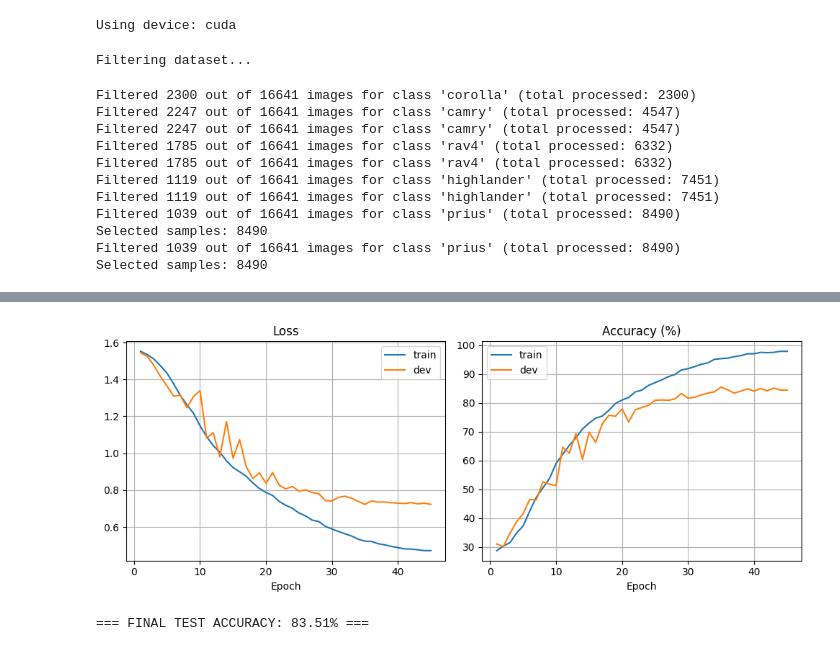
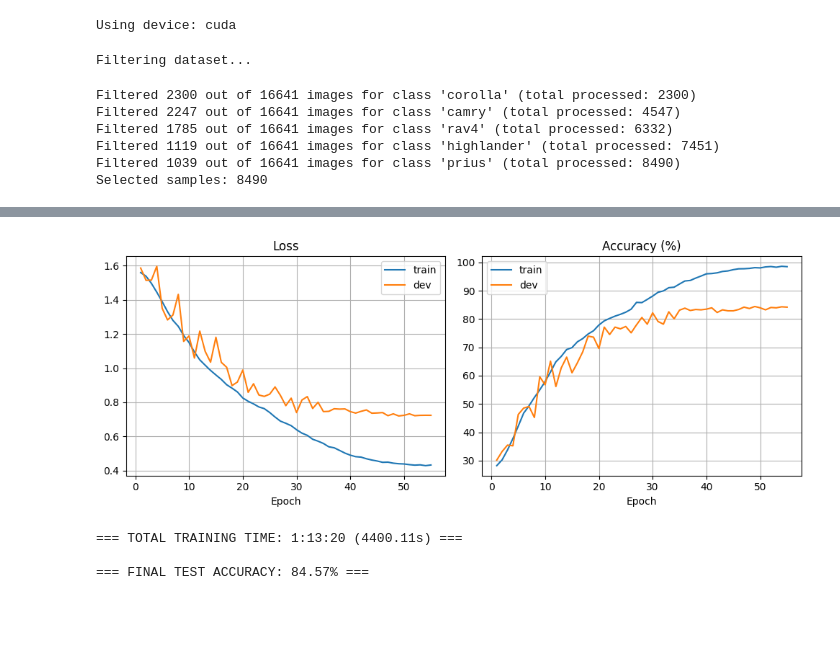
Before and after one commit to SkinnyDevi/toyota-cnn-classifier, a Jupyter notebook: practica_2_fsi.ipynb, the cells around one changed output, grey strips where cells are left out. Cells and saved outputs as stored; diff of their text form; code cells hidden in the pictures; blank space fills up the shorter version.

Commit message:
added timestamps and additional 32 block

```diff
--- a/practica_2_fsi.ipynb
+++ b/practica_2_fsi.ipynb
@@ -33,11 +35,12 @@ print(f"Using device: {DEVICE}")
 Using device: cuda
 # %%
 # -----------------------  PARAMETERS  ------------------------
-BATCH_SIZE       = 16   # batch size
+BATCH_SIZE       = 32   # batch size
 IMAGE_SIZE       = 224  # 224x224 images
 BASE_LR          = 1e-3 # base learning rate
-WARMPUP_EPOCHS   = 5    # number of warm-up epochs
-EPOCHS           = 50   # number of training epochs
+WARMPUP_EPOCHS   = 10    # number of warm-up epochs
+EPOCHS           = 55   # number of training epochs
+WIDTH_FACTOR     = 1.50    # width factor for model channels
 DATA_ROOT        = "./toyota_intact_dataset"
 SELECTED_CLASSES = ["corolla", "camry", "rav4", "highlander", "prius"]
 # --------------------------------------------------------------
@@ -47,7 +50,7 @@ train_transform = transforms.Compose([
     transforms.Resize((IMAGE_SIZE, IMAGE_SIZE)),  # redimensiona la imagen
     transforms.RandomHorizontalFlip(p=0.5),  # voltea horizontalmente con probabilidad 0.5
     transforms.RandomResizedCrop(IMAGE_SIZE, scale=(0.7, 1.0)),  # recorte y escalado aleatorio
-    # transforms.RandomRotation(degrees=10),  # rotación opcional
+    transforms.RandomRotation(degrees=10),  # rotación a la imagen aleatoria
     transforms.RandomCrop(IMAGE_SIZE, padding=4),  # recorta con padding aleatorio
     transforms.ColorJitter(brightness=0.2, contrast=0.2, saturation=0.2),  # altera color/contraste/tono
     transforms.ToTensor(),  # convierte PIL->Tensor y normaliza rango [0,1]
@@ -144,15 +147,10 @@ test_loader  = DataLoader(test_set,  batch_size=BATCH_SIZE, shuffle=False)  # lo
 Filtering dataset...
 Filtered 2300 out of 16641 images for class 'corolla' (total processed: 2300)
 Filtered 2247 out of 16641 images for class 'camry' (total processed: 4547)
-Filtered 2247 out of 16641 images for class 'camry' (total processed: 4547)
 Filtered 1785 out of 16641 images for class 'rav4' (total processed: 6332)
-Filtered 1785 out of 16641 images for class 'rav4' (total processed: 6332)
-Filtered 1119 out of 16641 images for class 'highlander' (total processed: 7451)
 Filtered 1119 out of 16641 images for class 'highlander' (total processed: 7451)
 Filtered 1039 out of 16641 images for class 'prius' (total processed: 8490)
 Selected samples: 8490
-Filtered 1039 out of 16641 images for class 'prius' (total processed: 8490)
-Selected samples: 8490
 # %%
 # --------------------------  MODEL  ---------------------------
 class ToyotaCNN_32x32(nn.Module):  # arquitectura pequeña para imágenes 32x32
@@ -246,10 +244,10 @@ class ResidualBlock(nn.Module):  # bloque con skip connections (no fully connect
         return self.relu(out)  # activación final y retorno
 
 class ToyotaCNN_224x224(nn.Module):  # arquitectura para imágenes 224x224
-    def __init__(self, n_classes=5, width_factor=0.75):
+    def __init__(self, n_classes=5, width_factor=WIDTH_FACTOR, no_custom_weight_init=False):
         super().__init__()
         wf = lambda c: max(8, int(c * width_factor))  # función para escalar canales
-        self.in_ch = wf(64)  # canales iniciales escalados
+        self.in_ch = wf(32)  # canales iniciales escalados
         self.stem = nn.Sequential(  # bloque inicial (stem)
             nn.Conv2d(3, self.in_ch, kernel_size=7, stride=2, padding=3, bias=False),  # conv 7x7
             nn.BatchNorm2d(self.in_ch),  # bn del stem
@@ -258,7 +256,8 @@ class ToyotaCNN_224x224(nn.Module):  # arquitectura para imágenes 224x224
         )
 
         stages = [  # definición de etapas: (out_channels, numero_de_bloques, stride_inicial)
-            (wf(64), 2, 1),
+            (wf(32), 2, 1),
+            (wf(64), 2, 2),
             (wf(128), 2, 2),
             (wf(256), 2, 2),
             (wf(512), 1, 2),
@@ -279,11 +278,12 @@ class ToyotaCNN_224x224(nn.Module):  # arquitectura para imágenes 224x224
             in_ch = out_ch  # actualiza canales de entrada para la siguiente etapa
 
         self.features = nn.Sequential(*layers)  # secuencia de bloques residuales
-        self.global_pool = nn.AdaptiveAvgPool2d(1)  # (B, C, 1, 1)  # pooling global para reducir overfitting
+        self.global_pool = nn.AdaptiveAvgPool2d(1) # pooling global para reducir overfitting
         self.dropout = nn.Dropout(0.4)  # dropout antes del fully connected
         self.fc = nn.Linear(in_ch, n_classes)  # capa final de clasificación
 
-        self._init_weights()  # inicializa los pesos
+        if not no_custom_weight_init:
+            self._init_weights()  # inicializa pesos personalizados
 
     def _init_weights(self):
         for m in self.modules():  # recorre submódulos
@@ -302,8 +302,8 @@ class ToyotaCNN_224x224(nn.Module):  # arquitectura para imágenes 224x224
     def forward(self, x):  # paso forward final
         x = self.stem(x)  # pasa por stem
         x = self.features(x)  # pasa por bloques residuales
-        x = self.global_pool(x)  # pooling global para obtener (B, C, 1, 1)
-        x = torch.flatten(x, 1)  # aplana a (B, C)
+        x = self.global_pool(x)  # pooling global para obtener (Batch, Channels, 1, 1)
+        x = torch.flatten(x, 1)  # aplana a (Batch, Channels)
         x = self.dropout(x)  # aplica dropout
         return self.fc(x)  # retorna logits finales
 # --------------------------------------------------------------  # fin de modelos
@@ -366,7 +366,7 @@ def validate(model, loader, crit):
 # --------------------------------------------------------------
 # %%
 # --------------------------  RUN  ---------------------------
-model = ToyotaCNN_224x224(n_classes=len(SELECTED_CLASSES)).to(DEVICE)
+model = ToyotaCNN_224x224(n_classes=len(SELECTED_CLASSES), no_custom_weight_init=False).to(DEVICE)
 criterion = nn.CrossEntropyLoss(label_smoothing=0.1)
 optimizer = optim.Adam(model.parameters(), lr=BASE_LR)
 scheduler = optim.lr_scheduler.CosineAnnealingLR(optimizer, T_max=EPOCHS - WARMPUP_EPOCHS)
@@ -377,7 +377,15 @@ best_dev = 0
 patience = 10
 wait = 0
 
+# tiempo inicial paara grabar cuanto dura el entrenamiento
+start_time = time.time()
+print("Starting training at: ", time.strftime("%Y-%m-%d %H:%M:%S", time.localtime(start_time)))
+
 for epoch in range(1, EPOCHS + 1):
+    # timestamp de la epoch actual
+    epoch_start = time.time()
+    start_str = time.strftime("%Y-%m-%d %H:%M:%S", time.localtime(epoch_start))
+
     tr_loss, tr_acc = train_one_epoch(
         epoch, model, train_loader, criterion, optimizer,
         scheduler, warmup_epochs=WARMPUP_EPOCHS,
@@ -386,14 +394,16 @@ for epoch in range(1, EPOCHS + 1):
     dev_acc  = evaluate(model, dev_loader)
 
     if epoch % 5 == 0:
-        print(f"[LR | Epoch {epoch:02d}] Current LR:", optimizer.param_groups[0]['lr'])
+        print(f"[Epoch {epoch:02d} | LR] Current LR:", optimizer.param_groups[0]['lr'])
 
     history["train_loss"].append(tr_loss)
     history["train_acc"].append(tr_acc)
     history["dev_loss"].append(dev_loss)
     history["dev_acc"].append(dev_acc)
 
-    print(f"[Epoch {epoch:02d}] "
+    # duracion de la actual epoch
+    epoch_time = time.time() - epoch_start
+    print(f"[Epoch {epoch:02d} | {timedelta(seconds=int(epoch_time))} ({epoch_time:.2f}s)] "
           f"train_loss: {tr_loss:.3f} | train_acc: {tr_acc:5.2f}% | "
           f"dev_loss: {dev_loss:.3f} | dev_acc: {dev_acc:5.2f}%")
 
@@ -423,6 +433,10 @@ def plot_history(h):
 
 plot_history(history)
 
+# reportar tiempo total de entrenamiento
+total_time = time.time() - start_time
+print(f"\n=== TOTAL TRAINING TIME: {timedelta(seconds=int(total_time))} ({total_time:.2f}s) ===")
+
 # ---------------------  FINAL TEST  ----------------------
 test_acc = evaluate(model, test_loader)
 print(f"\n=== FINAL TEST ACCURACY: {test_acc:.2f}% ===")
@@ -448,5 +462,7 @@ print(f"\n=== FINAL TEST ACCURACY: {test_acc:.2f}% ===")
-[figure, old version]
+[figure, new version]
-=== FINAL TEST ACCURACY: 83.51% ===
+=== TOTAL TRAINING TIME: 1:13:20 (4400.11s) ===
+
+=== FINAL TEST ACCURACY: 84.57% ===
 # %%
 # (optional) save best model
 if dev_acc > max(history["dev_acc"][:-1] or [0]):
```
Also changed, not shown: parts of 2 cells of this notebook.
